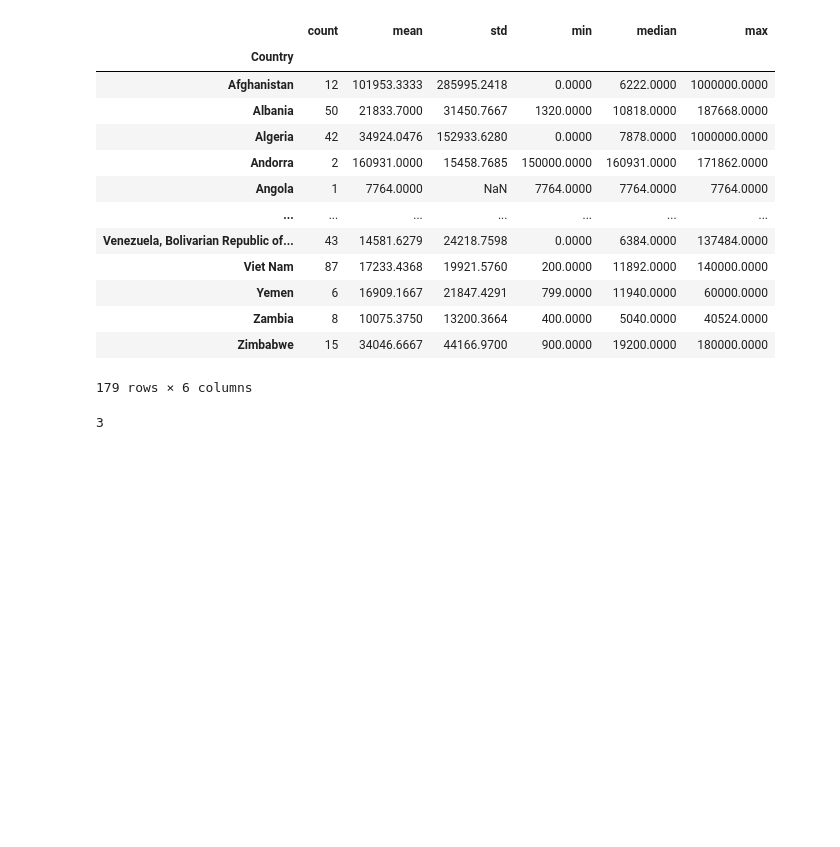
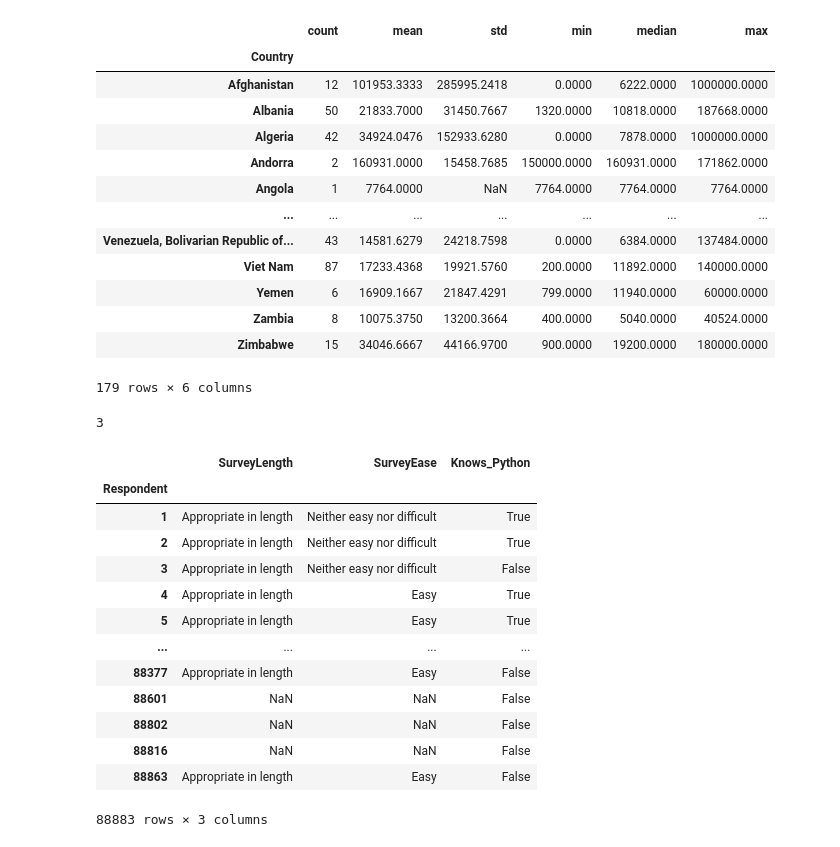
Before and after one commit to JosephZYU/Python-5-pandas, a Jupyter notebook: 96.pandas_review ⭐️ (grouping).ipynb, the cells around one changed output. Drawn from its saved outputs; the diff is of its cells as text; code cells hidden in the pictures; blank space fills up the shorter version.

```diff
--- a/96.pandas_review ⭐️ (grouping).ipynb
+++ b/96.pandas_review ⭐️ (grouping).ipynb
@@ -250,0 +258,17 @@ df['Country'].value_counts().loc['Liechtenstein']
+# %%
+df.iloc[:, -3:]
+# %% [output]
+|  | SurveyLength | SurveyEase | Knows_Python |
+| Respondent |  |  |  |
+| 1 | Appropriate in length | Neither easy nor difficult | True |
+| 2 | Appropriate in length | Neither easy nor difficult | True |
+| 3 | Appropriate in length | Neither easy nor difficult | False |
+| 4 | Appropriate in length | Easy | True |
+| 5 | Appropriate in length | Easy | True |
+| ... | ... | ... | ... |
+| 88377 | Appropriate in length | Easy | False |
+| 88601 | NaN | NaN | False |
+| 88802 | NaN | NaN | False |
+| 88816 | NaN | NaN | False |
+| 88863 | Appropriate in length | Easy | False |
+88883 rows × 3 columns
```
Also changed, not shown: parts of 12 cells of this notebook, 1 other file.
